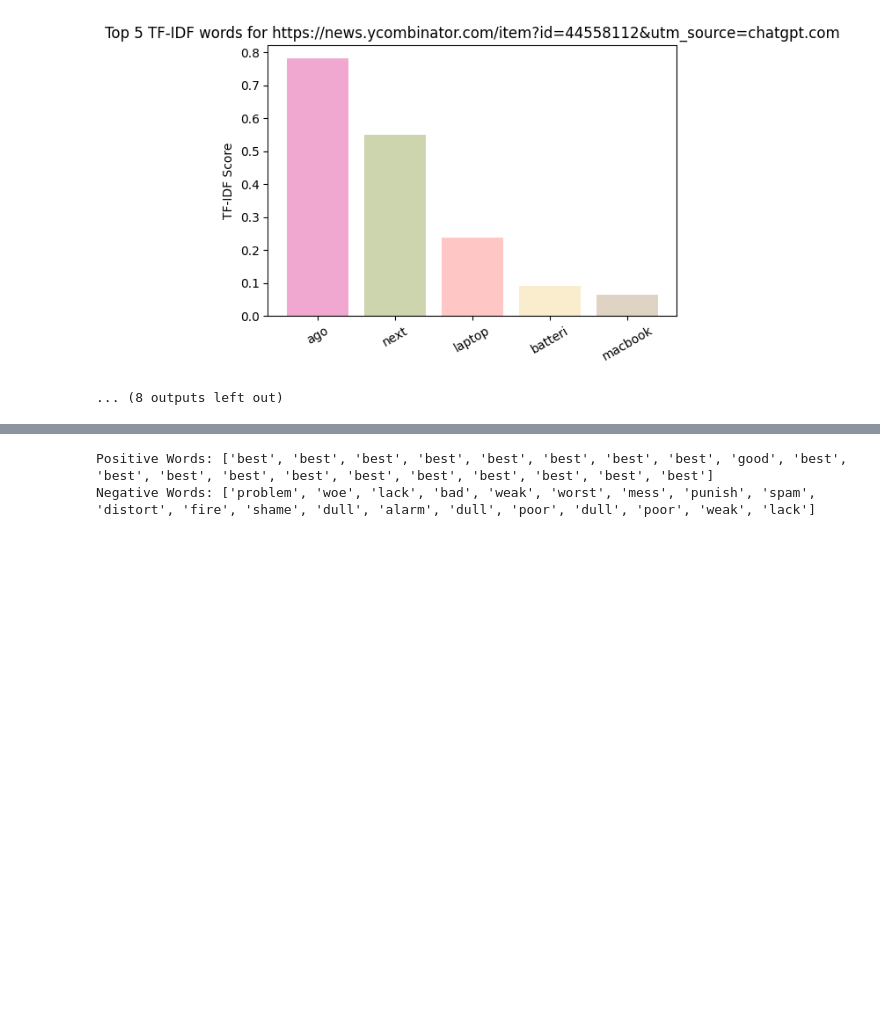
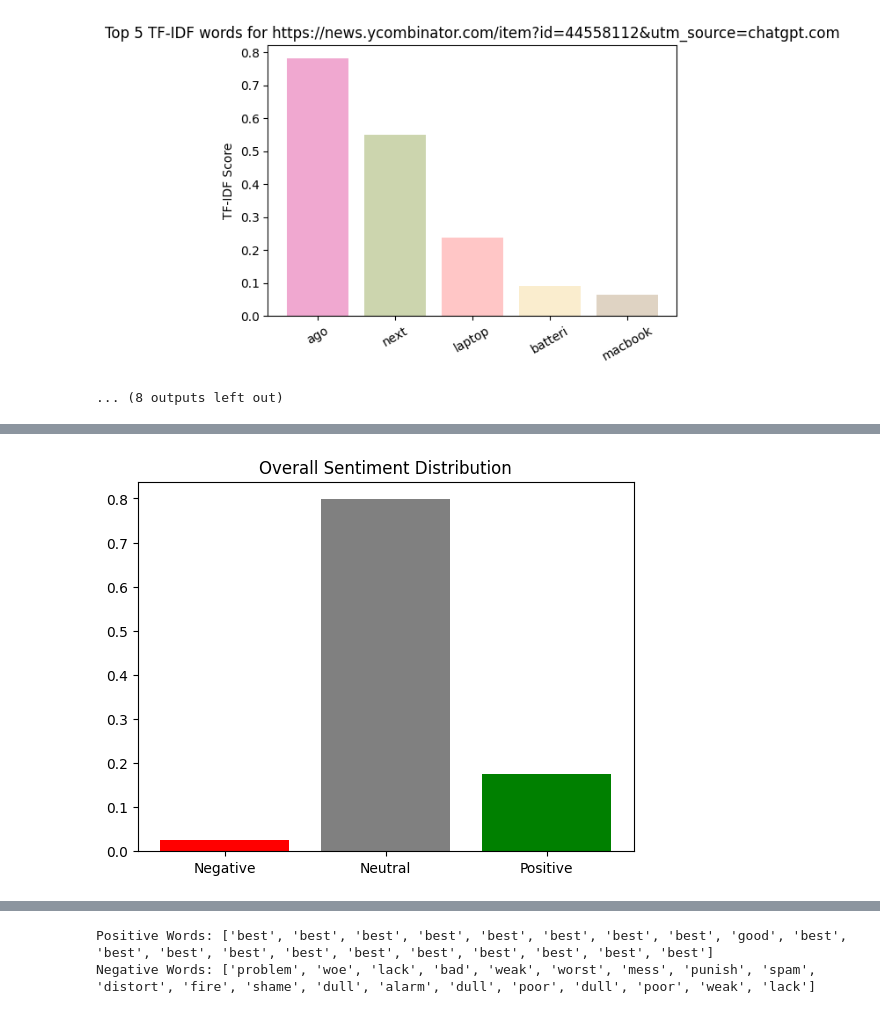
Before and after one commit to TKhahahah/Text_Analytics, a Jupyter notebook: Text_Analytics68.ipynb, the cells around one changed output, grey strips where cells are left out. Cells and saved outputs as stored; diff of their text form; code cells hidden in the pictures; blank space fills up the shorter version.

```diff
--- a/Text_Analytics68.ipynb
+++ b/Text_Analytics68.ipynb
@@ -1227,0 +1307,7 @@ plt.pie([len()])
+# %%
+from nltk.sentiment import SentimentIntensityAnalyzer
+nltk.download('vader_lexicon')
+sia = SentimentIntensityAnalyzer()
+
+score = sia.polarity_scores(cleaned_text)
+print(score)
@@ -1227,0 +1317,9 @@ plt.pie([len()])
+# %%
+labels = ['Negative', 'Neutral', 'Positive']
+values = [score['neg'], score['neu'], score['pos']]
+
+plt.bar(labels, values, color=['red','gray','green'])
+plt.title('Overall Sentiment Distribution')
+plt.show()
+# %% [output]
+[figure, added]
```
Also changed, not shown: parts of 29 cells of this notebook.
